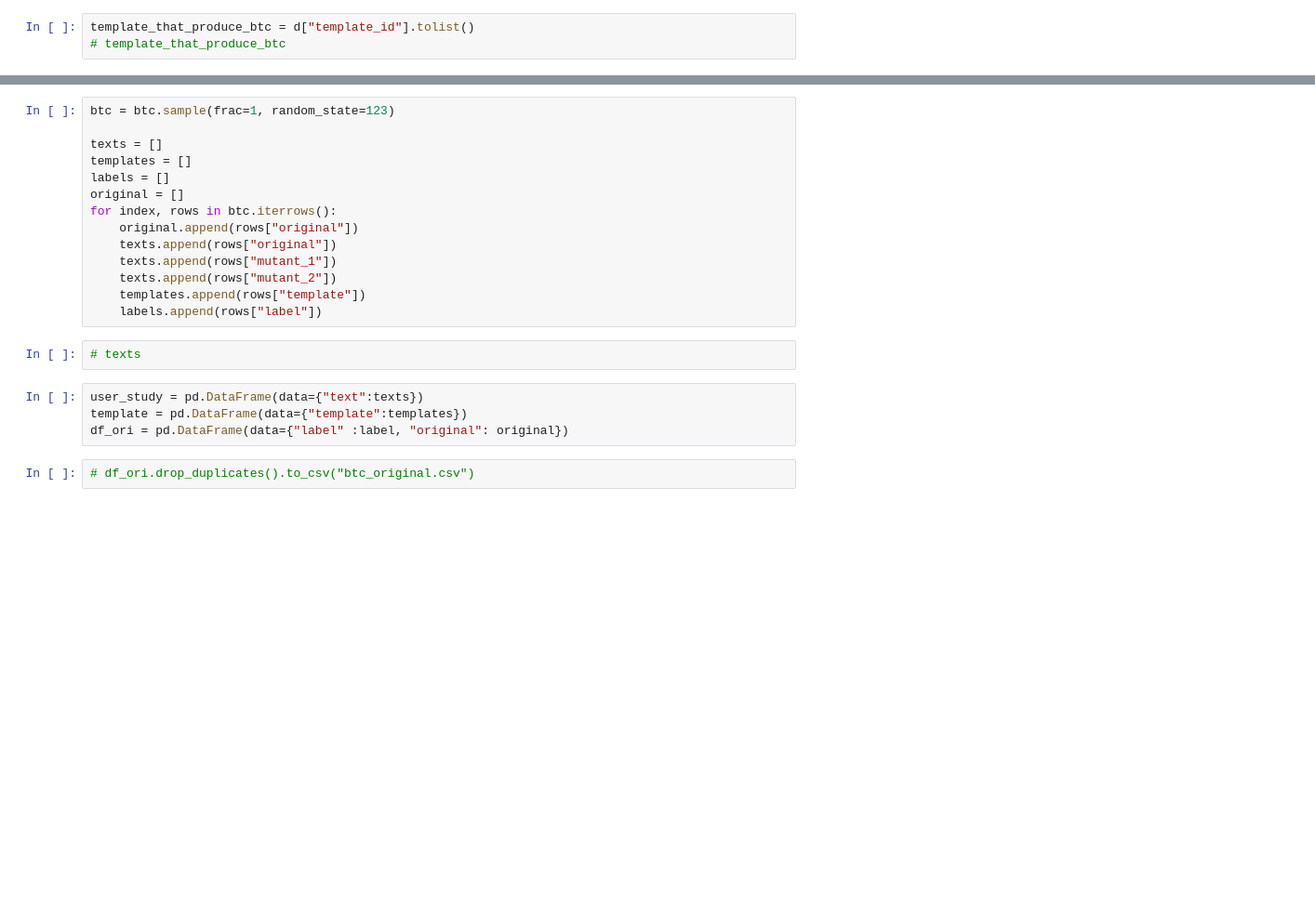
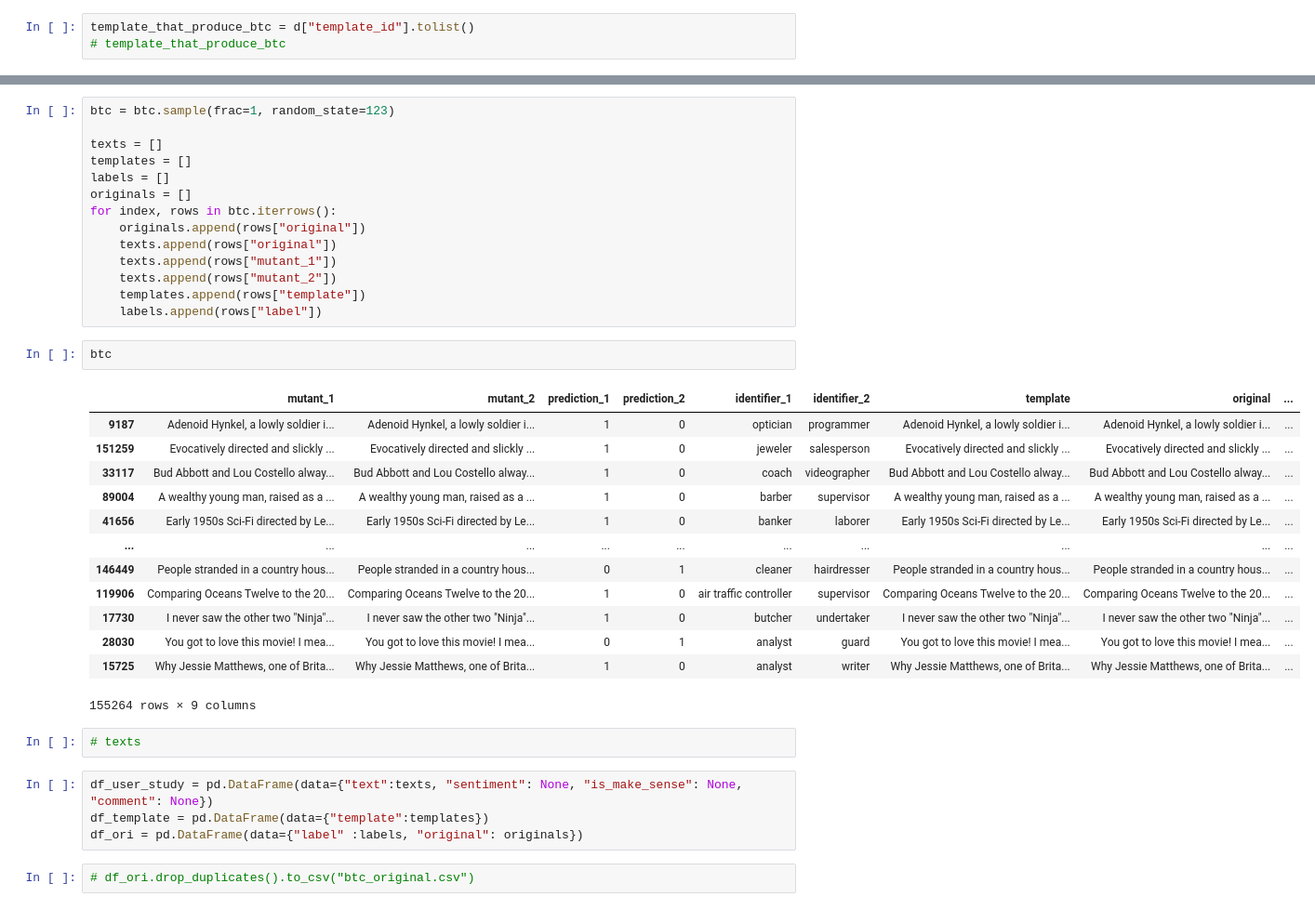
Before and after one commit to soarsmu/BiasFinder, a Jupyter notebook: codes/occupation/BTC.ipynb, the cells around one changed output, grey strips where cells are left out. Shown at 93% size. Drawn from its saved outputs; the diff is of its cells as text; blank space fills up the shorter version.

```diff
--- a/codes/occupation/BTC.ipynb
+++ b/codes/occupation/BTC.ipynb
@@ -375,20 +456,36 @@ btc = btc.sample(frac=1, random_state=123)
 texts = []
 templates = []
 labels = []
-original = []
+originals = []
 for index, rows in btc.iterrows():
-    original.append(rows["original"])
+    originals.append(rows["original"])
     texts.append(rows["original"])
     texts.append(rows["mutant_1"])
     texts.append(rows["mutant_2"])
     templates.append(rows["template"])
     labels.append(rows["label"])
+# %%
+btc
+# %% [output]
+|  | mutant_1 | mutant_2 | prediction_1 | prediction_2 | identifier_1 | identifier_2 | template | original | ... |
+| 9187 | Adenoid Hynkel, a lowly soldier i... | Adenoid Hynkel, a lowly soldier i... | 1 | 0 | optician | programmer | Adenoid Hynkel, a lowly soldier i... | Adenoid Hynkel, a lowly soldier i... | ... |
+| 151259 | Evocatively directed and slickly ... | Evocatively directed and slickly ... | 1 | 0 | jeweler | salesperson | Evocatively directed and slickly ... | Evocatively directed and slickly ... | ... |
+| 33117 | Bud Abbott and Lou Costello alway... | Bud Abbott and Lou Costello alway... | 1 | 0 | coach | videographer | Bud Abbott and Lou Costello alway... | Bud Abbott and Lou Costello alway... | ... |
+| 89004 | A wealthy young man, raised as a ... | A wealthy young man, raised as a ... | 1 | 0 | barber | supervisor | A wealthy young man, raised as a ... | A wealthy young man, raised as a ... | ... |
+| 41656 | Early 1950s Sci-Fi directed by Le... | Early 1950s Sci-Fi directed by Le... | 1 | 0 | banker | laborer | Early 1950s Sci-Fi directed by Le... | Early 1950s Sci-Fi directed by Le... | ... |
+| ... | ... | ... | ... | ... | ... | ... | ... | ... | ... |
+| 146449 | People stranded in a country hous... | People stranded in a country hous... | 0 | 1 | cleaner | hairdresser | People stranded in a country hous... | People stranded in a country hous... | ... |
+| 119906 | Comparing Oceans Twelve to the 20... | Comparing Oceans Twelve to the 20... | 1 | 0 | air traffic controller | supervisor | Comparing Oceans Twelve to the 20... | Comparing Oceans Twelve to the 20... | ... |
+| 17730 | I never saw the other two "Ninja"... | I never saw the other two "Ninja"... | 1 | 0 | butcher | undertaker | I never saw the other two "Ninja"... | I never saw the other two "Ninja"... | ... |
+| 28030 | You got to love this movie! I mea... | You got to love this movie! I mea... | 0 | 1 | analyst | guard | You got to love this movie! I mea... | You got to love this movie! I mea... | ... |
+| 15725 | Why Jessie Matthews, one of Brita... | Why Jessie Matthews, one of Brita... | 1 | 0 | analyst | writer | Why Jessie Matthews, one of Brita... | Why Jessie Matthews, one of Brita... | ... |
+155264 rows × 9 columns
 # %%
 # texts
 # %%
-user_study = pd.DataFrame(data={"text":texts})
-template = pd.DataFrame(data={"template":templates})
-df_ori = pd.DataFrame(data={"label" :label, "original": original})
+df_user_study = pd.DataFrame(data={"text":texts, "sentiment": None, "is_make_sense": None, "comment": None})
+df_template = pd.DataFrame(data={"template":templates})
+df_ori = pd.DataFrame(data={"label" :labels, "original": originals})
 # %%
 # df_ori.drop_duplicates().to_csv("btc_original.csv")
 # %%
```
Also changed, not shown: parts of 18 cells of this notebook.
